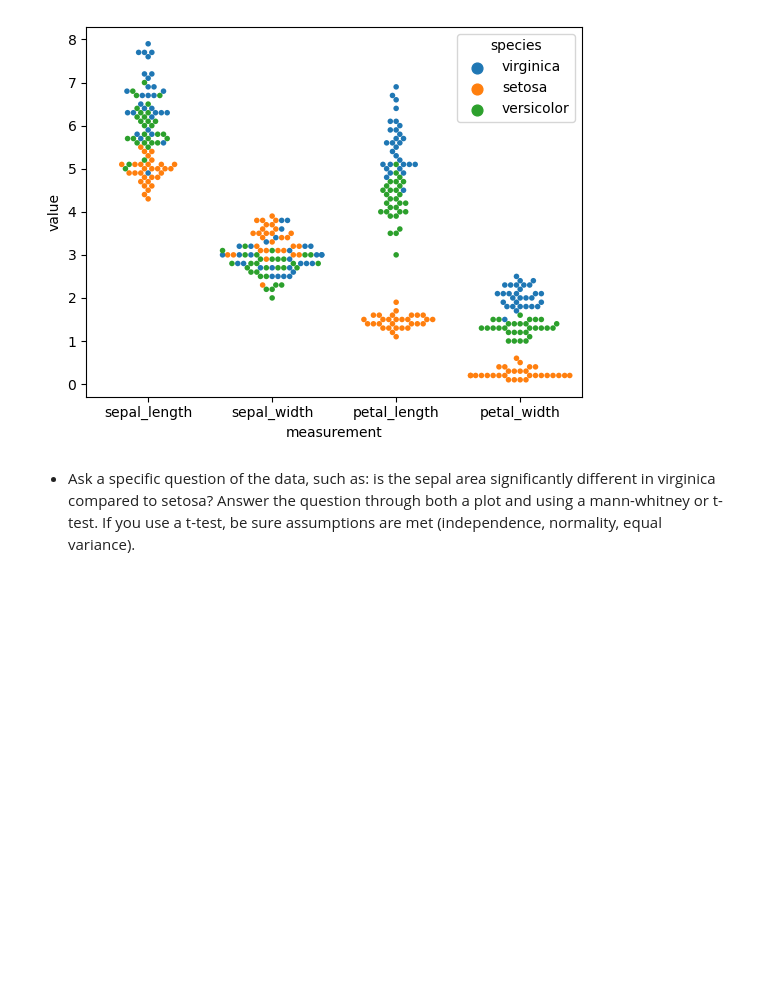
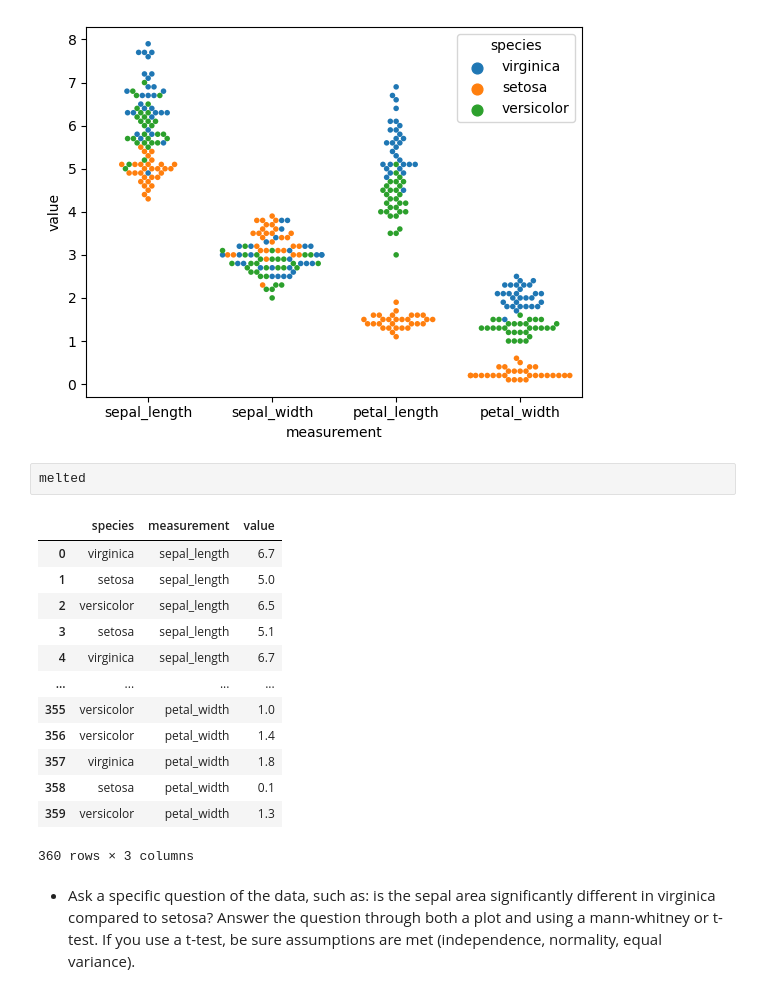
Before and after one commit to tkephart96/classification-exercises, a Jupyter notebook: classification-exercises.ipynb, the cells around one changed output. Cells and saved outputs as stored; diff of their text form; blank space fills up the shorter version.

```diff
--- a/classification-exercises.ipynb
+++ b/classification-exercises.ipynb
@@ -988,6 +988,22 @@ sns.swarmplot(data=melted, x='measurement', y='value', hue='species', size=4)
 plt.show()
 # %% [output]
 [figure]
+# %%
+melted
+# %% [output]
+|  | species | measurement | value |
+| 0 | virginica | sepal_length | 6.7 |
+| 1 | setosa | sepal_length | 5.0 |
+| 2 | versicolor | sepal_length | 6.5 |
+| 3 | setosa | sepal_length | 5.1 |
+| 4 | virginica | sepal_length | 6.7 |
+| ... | ... | ... | ... |
+| 355 | versicolor | petal_width | 1.0 |
+| 356 | versicolor | petal_width | 1.4 |
+| 357 | virginica | petal_width | 1.8 |
+| 358 | setosa | petal_width | 0.1 |
+| 359 | versicolor | petal_width | 1.3 |
+360 rows × 3 columns
 # %% [markdown]
 - Ask a specific question of the data, such as: is the sepal area significantly different in virginica compared to setosa? Answer the question through both a plot and using a mann-whitney or t-test. If you use a t-test, be sure assumptions are met (independence, normality, equal variance).
 # %%
```
Also changed, not shown: parts of 4 cells of this notebook.
